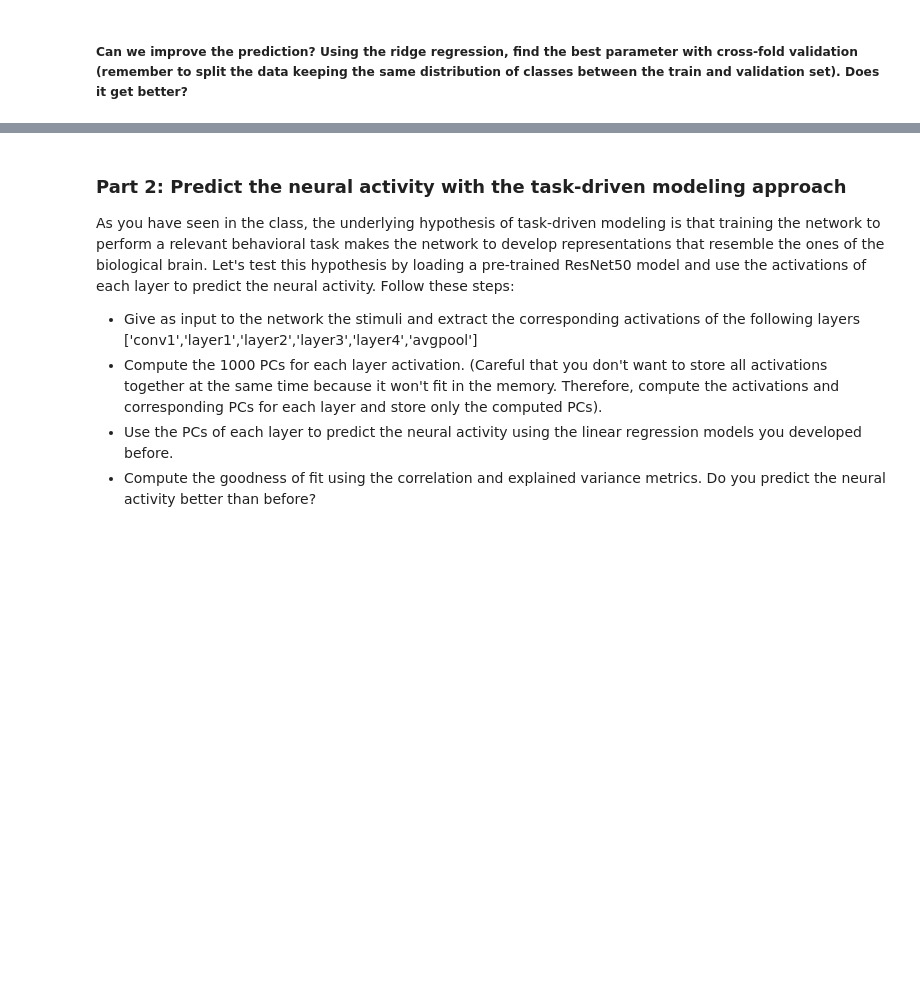
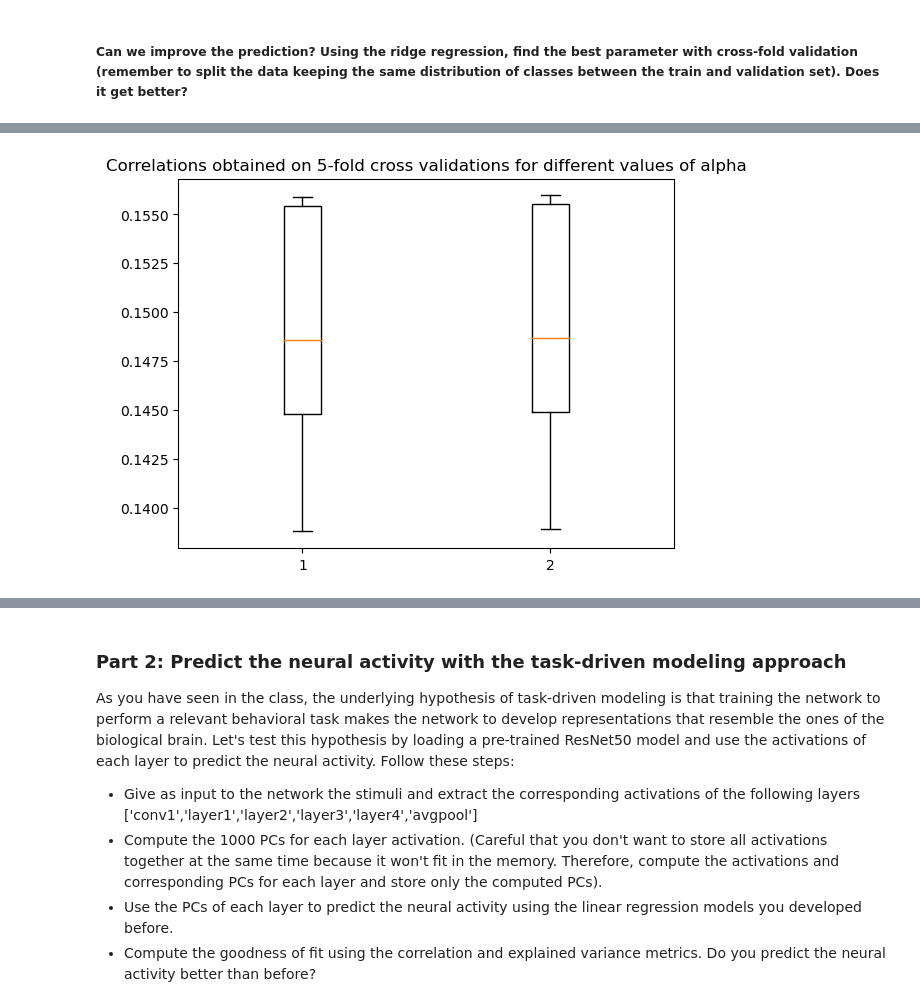
Before and after one commit to meriadecmorrier/NX414-Project, a Jupyter notebook: week5/week5.ipynb, the cells around one changed output, grey strips where cells are left out. Cells and saved outputs as stored; diff of their text form; code cells hidden in the pictures; blank space fills up the shorter version.

```diff
--- a/week5/week5.ipynb
+++ b/week5/week5.ipynb
@@ -139,0 +183,6 @@ plt.show()
+# %%
+plt.boxplot(correlations,labels=alphas)
+plt.title('Correlations obtained on 5-fold cross validations for different values of alpha')
+plt.show()
+# %% [output]
+[figure, added]
```
Also changed, not shown: parts of 13 cells of this notebook.
